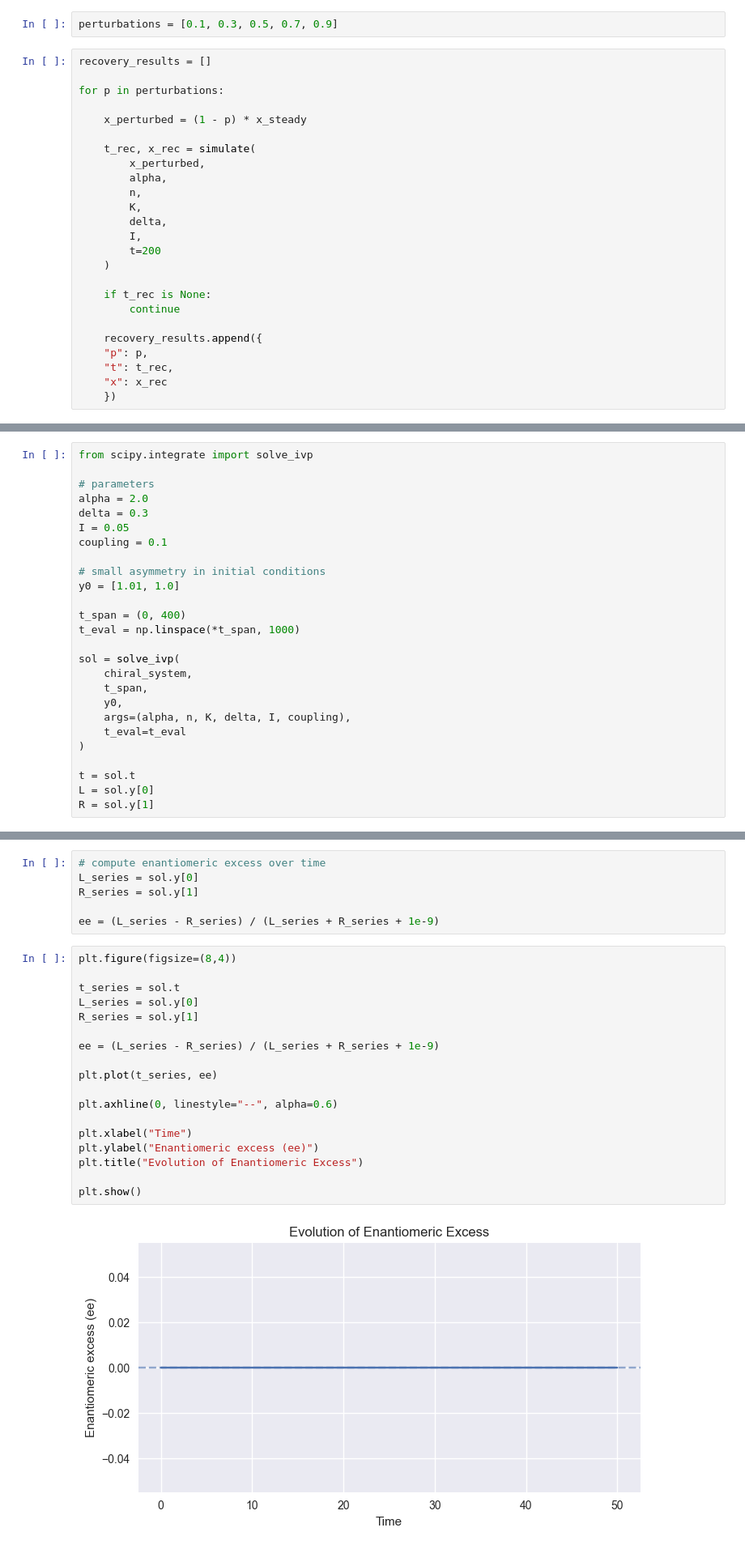
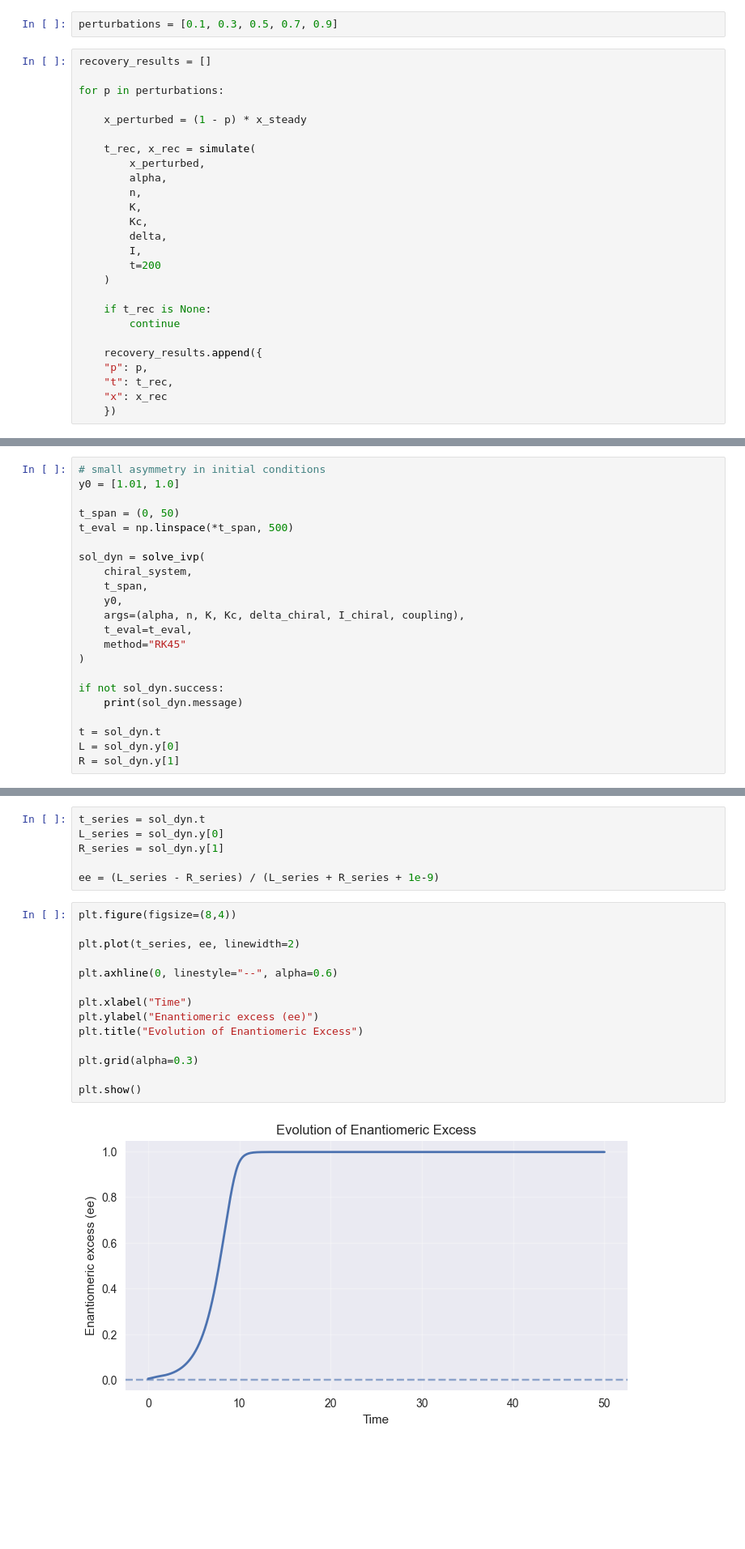
Before and after one commit to nyllade/life-dynamical-attractor, a Jupyter notebook: attractor_model.ipynb, the cells around one changed output, grey strips where cells are left out. Shown at 81% size. Drawn from its saved outputs; the diff is of its cells as text; blank space fills up the shorter version.

```diff
--- a/attractor_model.ipynb
+++ b/attractor_model.ipynb
@@ -983,6 +1052,7 @@ for p in perturbations:
         alpha,
         n,
         K,
+        Kc,
         delta,
         I,
         t=200
@@ -1238,29 +1227,25 @@ To illustrate this behavior, we simulate the time evolution of the two species a
 # %%
-from scipy.integrate import solve_ivp
-
-# parameters
-alpha = 2.0
-delta = 0.3
-I = 0.05
-coupling = 0.1
-
 # small asymmetry in initial conditions
 y0 = [1.01, 1.0]
 
-t_span = (0, 400)
-t_eval = np.linspace(*t_span, 1000)
+t_span = (0, 50)
+t_eval = np.linspace(*t_span, 500)
 
-sol = solve_ivp(
+sol_dyn = solve_ivp(
     chiral_system,
     t_span,
     y0,
-    args=(alpha, n, K, delta, I, coupling),
-    t_eval=t_eval
+    args=(alpha, n, K, Kc, delta_chiral, I_chiral, coupling),
+    t_eval=t_eval,
+    method="RK45"
 )
 
-t = sol.t
-L = sol.y[0]
-R = sol.y[1]
+if not sol_dyn.success:
+    print(sol_dyn.message)
+
+t = sol_dyn.t
+L = sol_dyn.y[0]
+R = sol_dyn.y[1]
 # %%
 plt.figure(figsize=(8,4))
 
@@ -1401,31 +1403,27 @@ This metric measures the instantaneous imbalance between the two chiral species.
 
 By plotting $ee(t)$ we can determine whether small initial asymmetries are amplified or suppressed by the nonlinear dynamics.
 # %%
-# compute enantiomeric excess over time
-L_series = sol.y[0]
-R_series = sol.y[1]
+t_series = sol_dyn.t
+L_series = sol_dyn.y[0]
+R_series = sol_dyn.y[1]
 
 ee = (L_series - R_series) / (L_series + R_series + 1e-9)
 # %%
 plt.figure(figsize=(8,4))
 
-t_series = sol.t
-L_series = sol.y[0]
-R_series = sol.y[1]
-
-ee = (L_series - R_series) / (L_series + R_series + 1e-9)
-
-plt.plot(t_series, ee)
+plt.plot(t_series, ee, linewidth=2)
 
 plt.axhline(0, linestyle="--", alpha=0.6)
 
 plt.xlabel("Time")
 plt.ylabel("Enantiomeric excess (ee)")
 plt.title("Evolution of Enantiomeric Excess")
 
+plt.grid(alpha=0.3)
+
 plt.show()
 # %% [output]
-[figure, old version]
+[figure, new version]
 # %%
 print("y0 used:", y0)
 print("alpha =", alpha)
```
Also changed, not shown: parts of 51 cells of this notebook, 1 other file.
